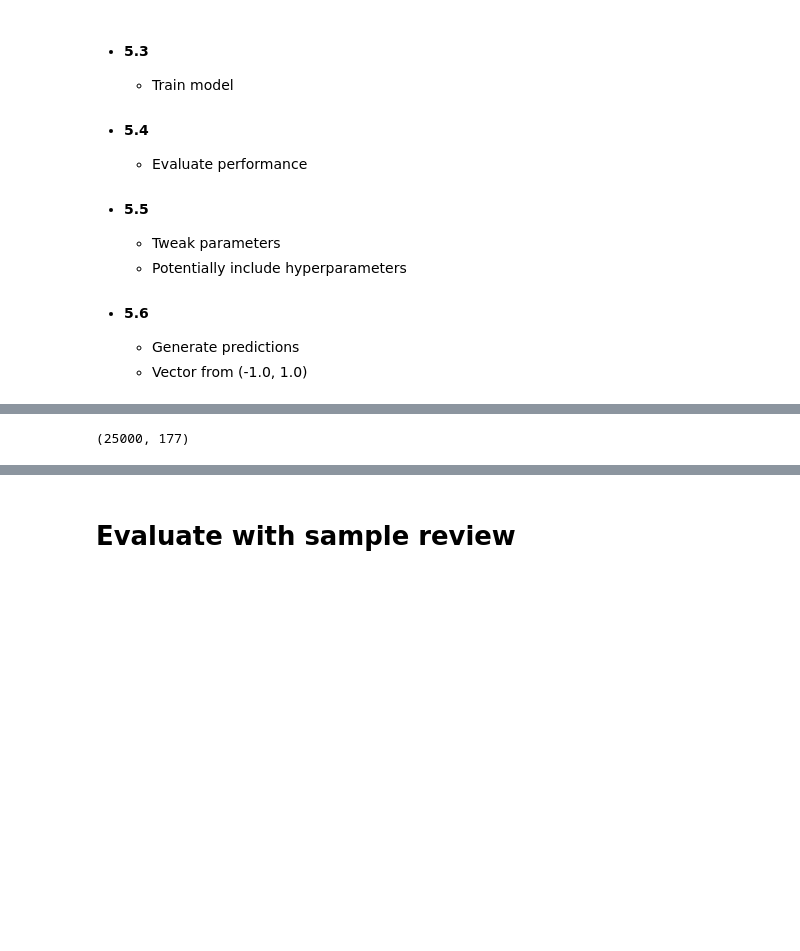
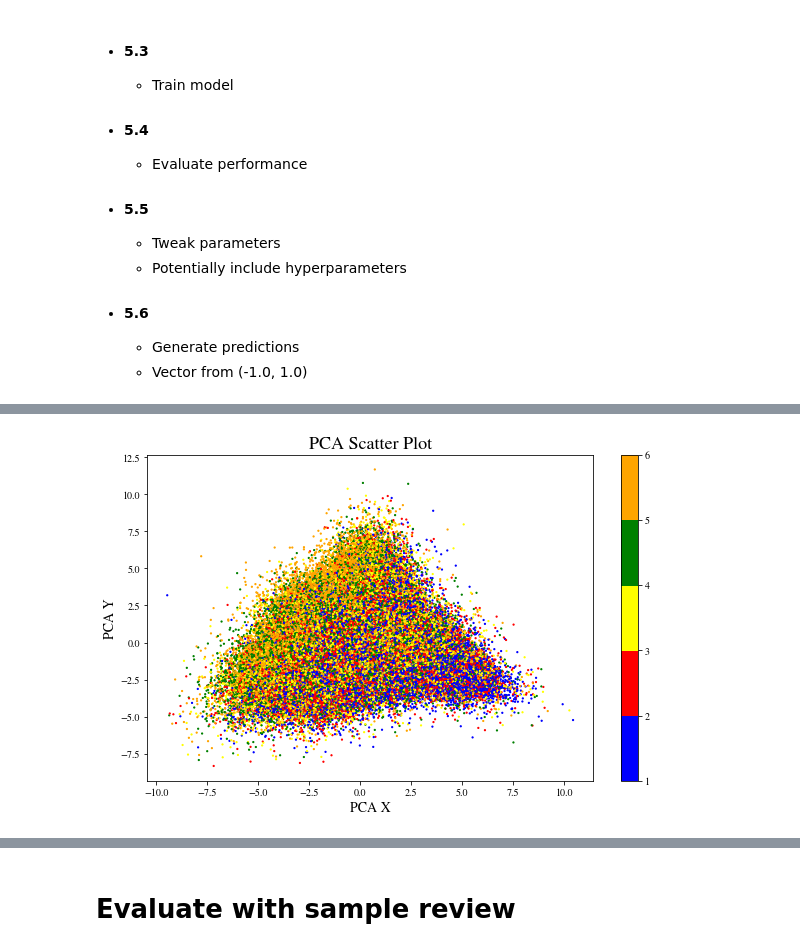
Before and after one commit to romanbell/Amazon-Reviews-NLP, a Jupyter notebook: Sentiment Analysis_v2.ipynb, the cells around one changed output, grey strips where cells are left out. Cells and saved outputs as stored; diff of their text form; code cells hidden in the pictures; blank space fills up the shorter version.

```diff
--- a/Sentiment Analysis_v2.ipynb
+++ b/Sentiment Analysis_v2.ipynb
@@ -379,0 +429,5 @@ only first 25000 samples of validation data
+# %%
+%%time
+tokenized_array = np.array(tokenized_test_processed_reviews)
+
+model_array = np.array([word_vec_df.loc[doc].mean(axis=0) for doc in tokenized_array])
@@ -379,0 +469,6 @@ only first 25000 samples of validation data
+# %%
+#Drop NA's
+print(f"Original 'model_df' count: {len(model_df)}")
+print(f"Final 'model_df' count: {len(model_df.dropna(axis=0))}")
+
+model_df = model_df.dropna(axis=0)
@@ -450,0 +540,5 @@ y_values
+# %%
+from sklearn.decomposition import PCA
+pca = PCA(n_components=2)
+pca = pca.fit_transform(model_df)
+pca
@@ -451 +557,24 @@ y_values
+# %%
+from matplotlib import cm
+from matplotlib.colors import ListedColormap, LinearSegmentedColormap
+
+plot_colors = model_df["Targets"].map({1:"blue", 2:"red", 3:"yellow", 4:"green", 5:"orange"})
+cmap = matplotlib.colors.ListedColormap(['blue','red','yellow', 'green', 'orange'])
+c_norm = matplotlib.colors.BoundaryNorm(boundaries=[1,2,3,4,5,6], ncolors=5)
+
+
+fig, ax = plt.subplots(figsize = (10, 6))
+cax = ax.scatter(pca.T[0], pca.T[1], c = model_df["Targets"].values,  s=1.5, cmap=cmap, norm=c_norm)
+fig.colorbar(cax)
+
+ax.set(title = "PCA Scatter Plot", xlabel = 'PCA X', ylabel = 'PCA Y')
+ax.title.set_fontsize(18)
+ax.xaxis.label.set_fontsize(14)
+ax.yaxis.label.set_fontsize(14)
+
+fig.savefig("PCA Scatter Plot.png", dpi = 300)
+
+plt.show()
+# %% [output]
+[figure, added]
 # %%
@@ -472,5 +588 @@ from keras.layers import Dense, LSTM, Embedding, Dropout
-# %%
-X.shape
-# %% [output]
-(25000, 177)
 # %%
```
Also changed, not shown: parts of 69 cells of this notebook.
